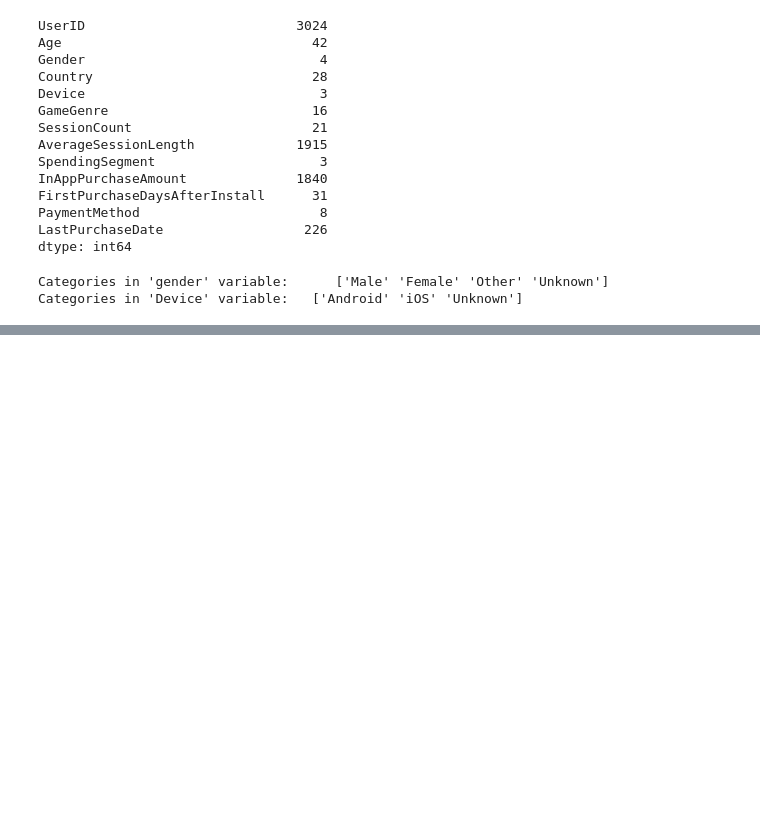
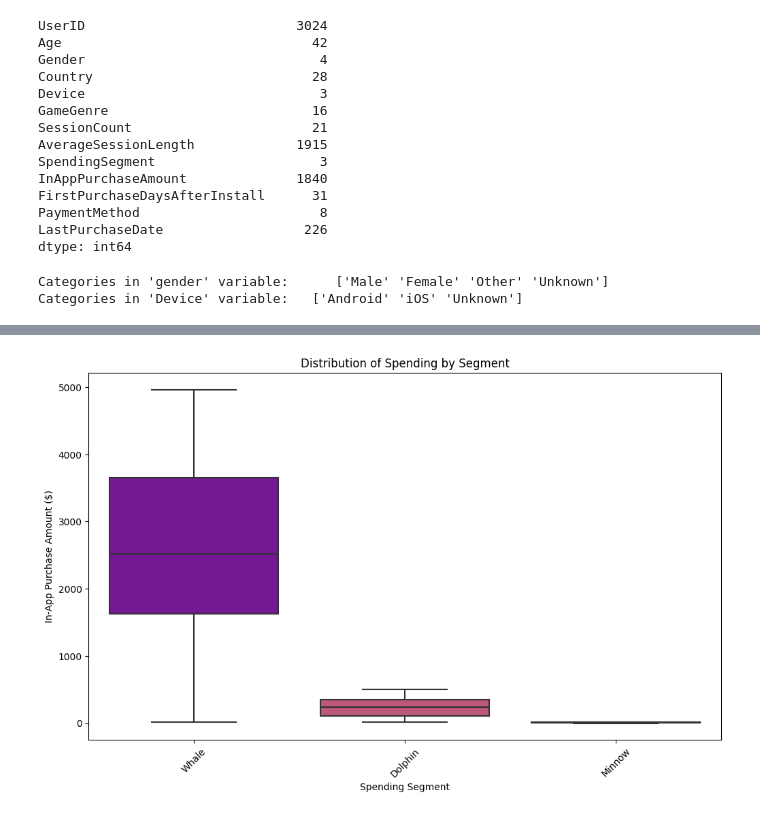
Before and after one commit to TaherBatterywala/In-App-Purchase-Spending-Analysis, a Jupyter notebook: notebook/EDA.ipynb, the cells around one changed output, grey strips where cells are left out. Cells and saved outputs as stored; diff of their text form; code cells hidden in the pictures; blank space fills up the shorter version.

```diff
--- a/notebook/EDA.ipynb
+++ b/notebook/EDA.ipynb
@@ -134,0 +287,10 @@ Categories in 'Device' variable:   ['Android' 'iOS' 'Unknown']
+# %%
+plt.figure(figsize=(12, 7))
+sns.boxplot(x='SpendingSegment', y='InAppPurchaseAmount', data=df, order=segment_spending.index, palette='plasma')
+plt.title('Distribution of Spending by Segment')
+plt.xlabel('Spending Segment')
+plt.ylabel('In-App Purchase Amount ($)')
+plt.xticks(rotation=45)
+plt.show()
+# %% [output]
+[figure, added]
```
Also changed, not shown: parts of 13 cells of this notebook.
